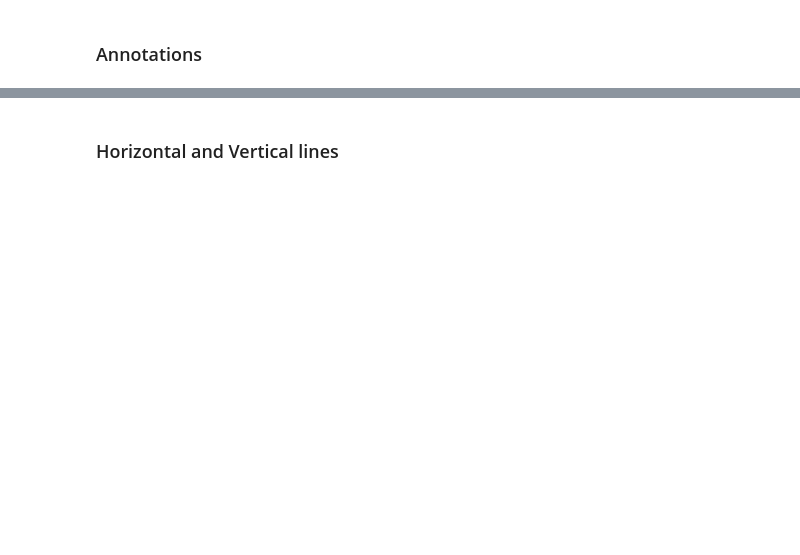
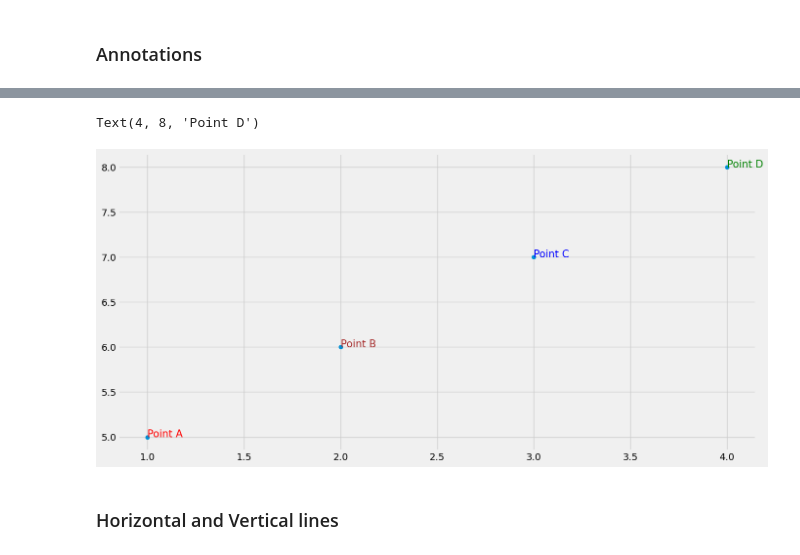
Before and after one commit to Apurba1903/DV_DA, a Jupyter notebook: Week 9 advanced_matplotlib.ipynb, the cells around one changed output, grey strips where cells are left out. Cells and saved outputs as stored; diff of their text form; code cells hidden in the pictures; blank space fills up the shorter version.

```diff
--- a/Week 9 advanced_matplotlib.ipynb
+++ b/Week 9 advanced_matplotlib.ipynb
@@ -9,2 +99,16 @@
+# %%
+plt.figure(figsize=(15,7.5))
+
+x =[1,2,3,4]
+y =[5,6,7,8]
+
+plt.scatter(x,y)
+plt.text(1,5,'Point A',fontdict={'size':15, 'color':'red'})
+plt.text(2,6,'Point B',fontdict={'size':15, 'color':'brown'})
+plt.text(3,7,'Point C',fontdict={'size':15, 'color':'blue'})
+plt.text(4,8,'Point D',fontdict={'size':15, 'color':'green'})
+# %% [output]
+Text(4, 8, 'Point D')
+[figure, added]
 # %% [markdown]
 ### Horizontal and Vertical lines
```
Also changed, not shown: parts of 65 cells of this notebook.
